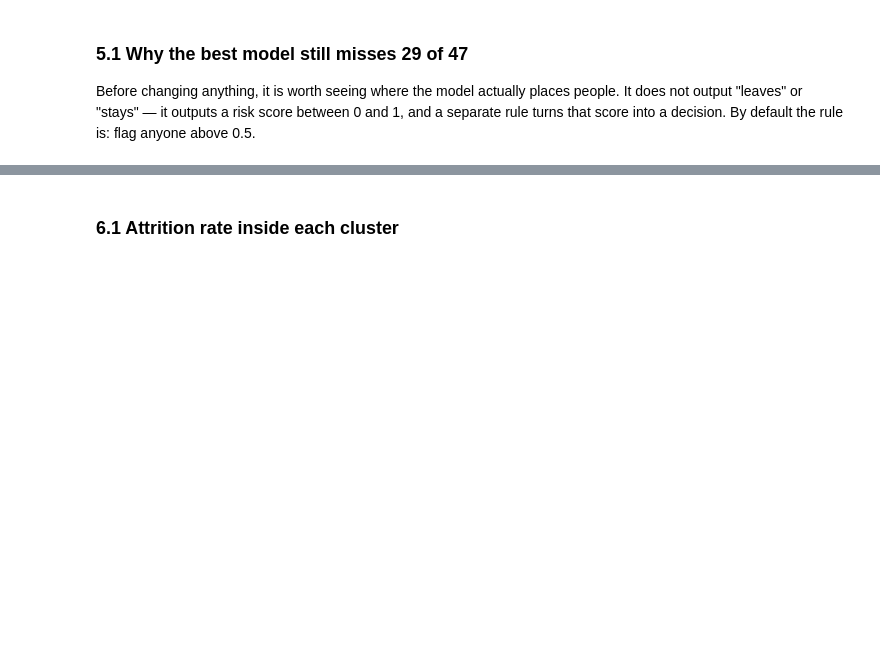
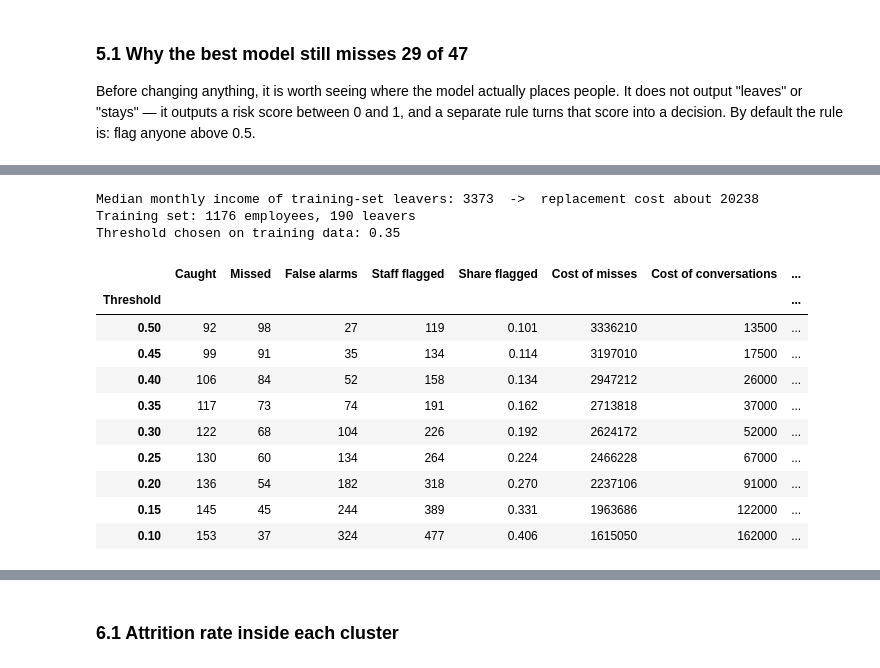
Before and after one commit to Praise-Oluwasikemi/TS-Academy-Group-4-IBM-HR-Analytics-Attrition, a Jupyter notebook: group_04_yourname.ipynb, the cells around one changed output, grey strips where cells are left out. Cells and saved outputs as stored; diff of their text form; code cells hidden in the pictures; blank space fills up the shorter version.

```diff
--- a/group_04_yourname.ipynb
+++ b/group_04_yourname.ipynb
@@ -1620,0 +1349,56 @@ says about the data.
+# %%
+REPLACEMENT_MONTHS = 6
+CONVERSATION_COST = 500
+HR_CAPACITY_SHARE = 50 / 294
+THRESHOLDS = [0.50, 0.45, 0.40, 0.35, 0.30, 0.25, 0.20, 0.15, 0.10]
+
+def cost_table(y_true, probs, salaries, months=REPLACEMENT_MONTHS, conv_cost=CONVERSATION_COST):
+    y_true = np.asarray(y_true)
+    rows = []
+    for t in THRESHOLDS:
+        preds = (probs >= t).astype(int)
+        tn, fp, fn, tp = confusion_matrix(y_true, preds, labels=[0, 1]).ravel()
+        missed_cost = months * salaries[(y_true == 1) & (preds == 0)].sum()
+        alarm_cost = conv_cost * fp
+        rows.append({'Threshold': t, 'Caught': int(tp), 'Missed': int(fn), 'False alarms': int(fp),
+                     'Staff flagged': int(tp + fp),
+                     'Share flagged': round((tp + fp) / len(y_true), 3),
+                     'Cost of misses': int(missed_cost), 'Cost of conversations': int(alarm_cost),
+                     'Total cost': int(missed_cost + alarm_cost),
+                     'F1': round(f1_score(y_true, preds, zero_division=0), 3)})
+    return pd.DataFrame(rows).set_index('Threshold')
+
+def choose_threshold(table, capacity=HR_CAPACITY_SHARE):
+    within = table[table['Share flagged'] <= capacity]
+    if within.empty:
+        return 0.50
+    return float(within['Total cost'].idxmin())
+
+# Out-of-fold predictions for the training employees only.
+oof_train = cross_val_predict(make_pipe(lr_model()), X_train, y_train, cv=cv,
+                              method='predict_proba')[:, 1]
+train_salaries = df_fe.loc[X_train.index, 'MonthlyIncome'].values
+train_costs = cost_table(y_train.values, oof_train, train_salaries)
+CHOSEN_THRESHOLD = choose_threshold(train_costs)
+
+median_leaver_train = np.median(train_salaries[y_train.values == 1])
+print('Median monthly income of training-set leavers: %.0f  ->  replacement cost about %.0f'
+      % (median_leaver_train, REPLACEMENT_MONTHS * median_leaver_train))
+print('Training set: %d employees, %d leavers' % (len(y_train), int(y_train.sum())))
+print('Threshold chosen on training data: %.2f' % CHOSEN_THRESHOLD)
+train_costs
+# %% [output]
+Median monthly income of training-set leavers: 3373  ->  replacement cost about 20238
+Training set: 1176 employees, 190 leavers
+Threshold chosen on training data: 0.35
+|  | Caught | Missed | False alarms | Staff flagged | Share flagged | Cost of misses | Cost of conversations | ... |
+| Threshold |  |  |  |  |  |  |  | ... |
+| 0.50 | 92 | 98 | 27 | 119 | 0.101 | 3336210 | 13500 | ... |
+| 0.45 | 99 | 91 | 35 | 134 | 0.114 | 3197010 | 17500 | ... |
+| 0.40 | 106 | 84 | 52 | 158 | 0.134 | 2947212 | 26000 | ... |
+| 0.35 | 117 | 73 | 74 | 191 | 0.162 | 2713818 | 37000 | ... |
+| 0.30 | 122 | 68 | 104 | 226 | 0.192 | 2624172 | 52000 | ... |
+| 0.25 | 130 | 60 | 134 | 264 | 0.224 | 2466228 | 67000 | ... |
+| 0.20 | 136 | 54 | 182 | 318 | 0.270 | 2237106 | 91000 | ... |
+| 0.15 | 145 | 45 | 244 | 389 | 0.331 | 1963686 | 122000 | ... |
+| 0.10 | 153 | 37 | 324 | 477 | 0.406 | 1615050 | 162000 | ... |
```
Also changed, not shown: parts of 140 cells of this notebook.
